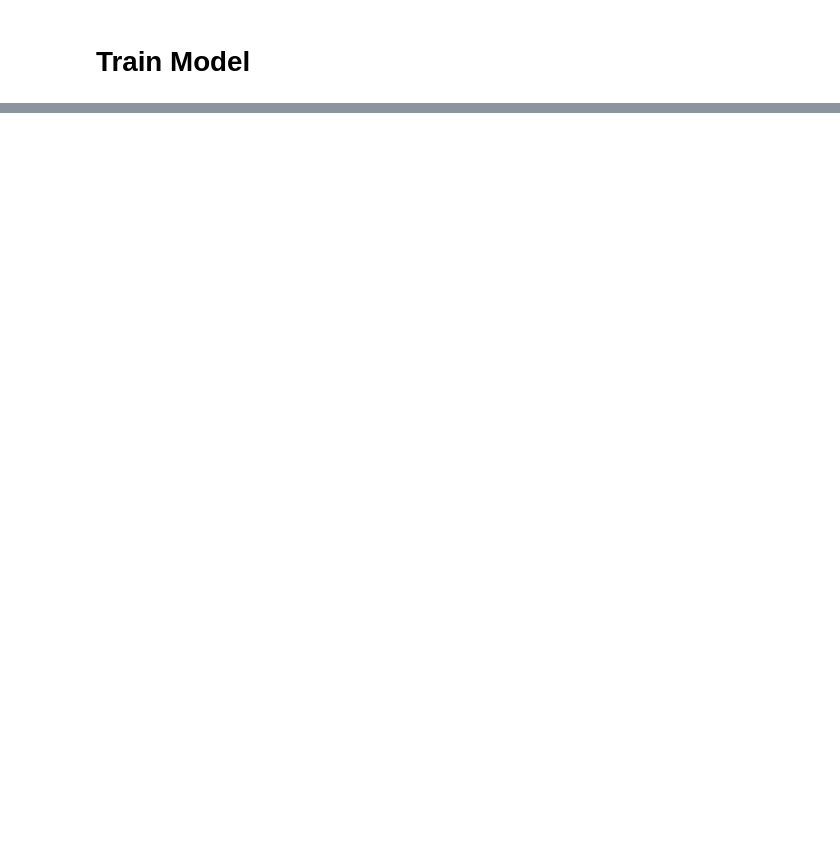
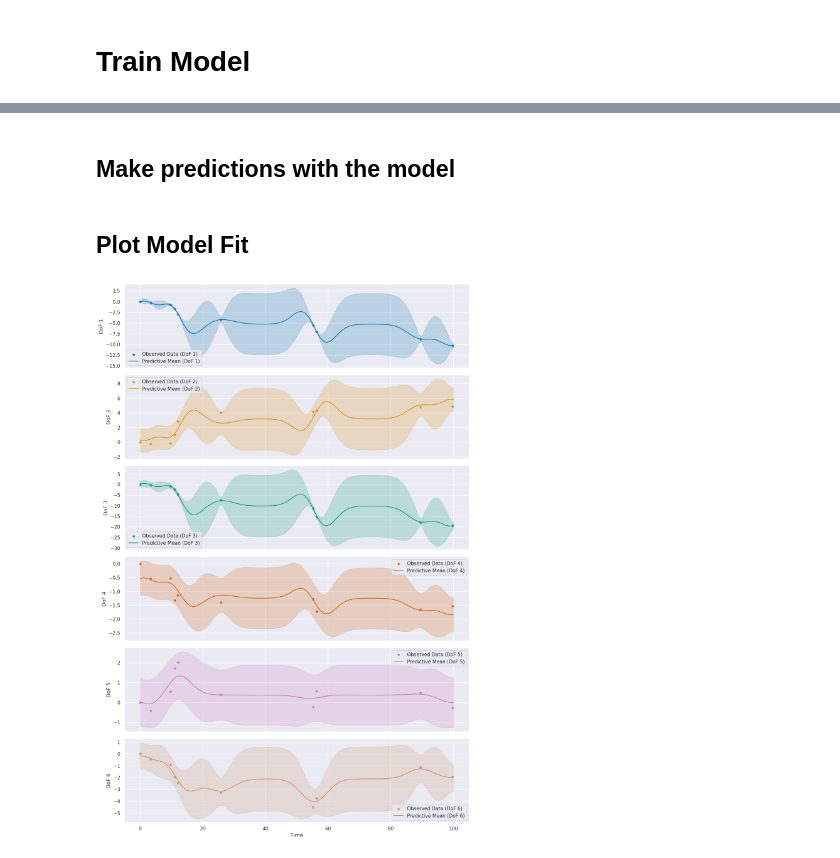
Before and after one commit to Astronauty/raytheon-ais-analysis, a Jupyter notebook: multioutput_gp_test.ipynb, the cells around one changed output, grey strips where cells are left out. Saved outputs shown, nothing was run; the diff lists cells and outputs as text; code cells hidden in the pictures; blank space fills up the shorter version.

```diff
--- a/multioutput_gp_test.ipynb
+++ b/multioutput_gp_test.ipynb
@@ -146,0 +217,42 @@ RuntimeError: The size of tensor a (6) must match the size of tensor b (100) at
+# %% [markdown]
+## Make predictions with the model
+# %%
+# Get into evaluation (predictive posterior) mode
+model.eval()
+likelihood.eval()
+
+with torch.no_grad(), gpytorch.settings.fast_pred_var():
+    # Make predictions
+    test_x = torch.linspace(0, 100, 100).reshape(-1, 1).float().to(device)
+    observed_pred = likelihood(model(test_x))
+# %% [markdown]
+## Plot Model Fit
+# %%
+# Define a colormap for each state
+colormap = sns.color_palette("colorblind", 6)
+
+with torch.no_grad():
+    # Initialize plot with 6 subplots
+    f, axes = plt.subplots(6, 1, figsize=(12, 18), sharex=True)
+
+    # Get upper and lower confidence bounds
+    lower, upper = observed_pred.confidence_region()
+
+    # Plot predictive means and confidence bounds for each degree of freedom
+    for i in range(6):
+        ax = axes[i]
+        # Plot training data as black stars
+        ax.scatter(train_x.cpu().numpy().flatten(), train_y.cpu().numpy()[:, i], label=f"Observed Data (DoF {i + 1})", color=colormap[i], marker='*')
+        # Plot predictive means
+        ax.plot(test_x.cpu().numpy().flatten(), observed_pred.mean[:, i].cpu().numpy(), label=f'Predictive Mean (DoF {i + 1})', color=colormap[i])
+        # Plot confidence bounds
+        ax.fill_between(test_x.cpu().numpy().flatten(), lower[:, i].cpu().numpy(), upper[:, i].cpu().numpy(), color=colormap[i], alpha=0.2)
+        ax.set_ylabel(f'DoF {i + 1}')
+        ax.legend()
+
+    # Set common x-label
+    axes[-1].set_xlabel('Time')
+    plt.tight_layout()
+    plt.show()
+# %% [output]
+[figure, added]
```
Also changed, not shown: parts of 6 cells of this notebook.
